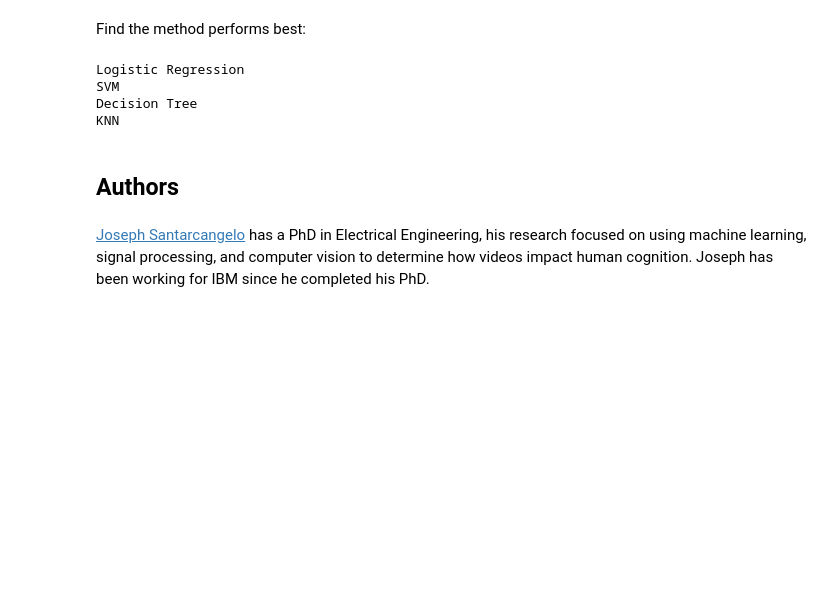
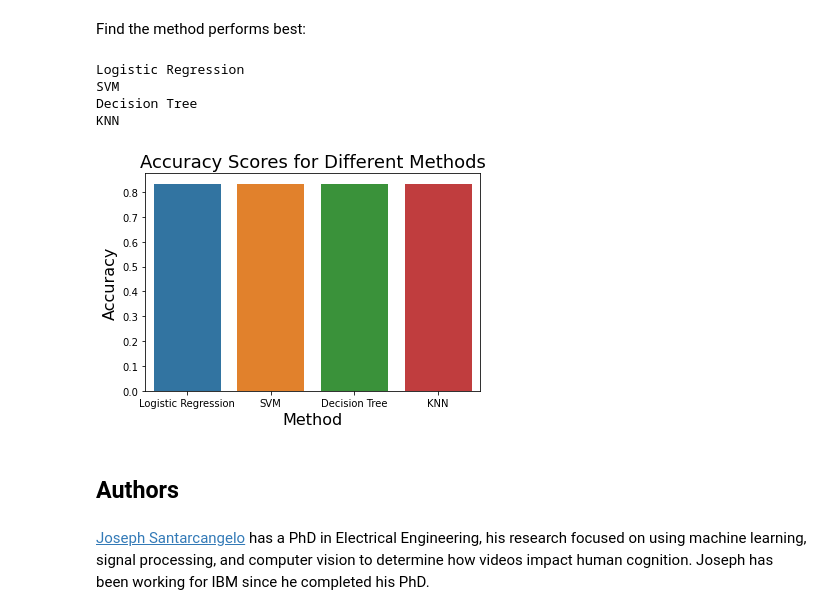
Before and after one commit to itomaras/DemoRepo, a Jupyter notebook: SpaceX Machine Learning Prediction.ipynb, the cells around one changed output. Saved outputs shown, nothing was run; the diff lists cells and outputs as text; code cells hidden in the pictures; blank space fills up the shorter version.

```diff
--- a/SpaceX Machine Learning Prediction.ipynb
+++ b/SpaceX Machine Learning Prediction.ipynb
@@ -371,6 +371,18 @@ Logistic Regression
 SVM
 Decision Tree
 KNN
+# %%
+# Plot a bar graph of Accuracy Scores
+data = {'method':['Logistic Regression','SVM','Decision Tree','KNN'],
+        'accuracy':[logreg_score,svm_score,tree_score,knn_score]}
+acc_df = pd.DataFrame(data)
+sns.barplot(x="method",y="accuracy",data=acc_df)
+plt.title("Accuracy Scores for Different Methods",fontsize=18)
+plt.xlabel("Method",fontsize=16)
+plt.ylabel("Accuracy",fontsize=16)
+plt.show()
+# %% [output]
+[figure, added]
 # %% [markdown]
 ## Authors
 # %% [markdown]
```
Also changed, not shown: parts of 1 cell of this notebook.
